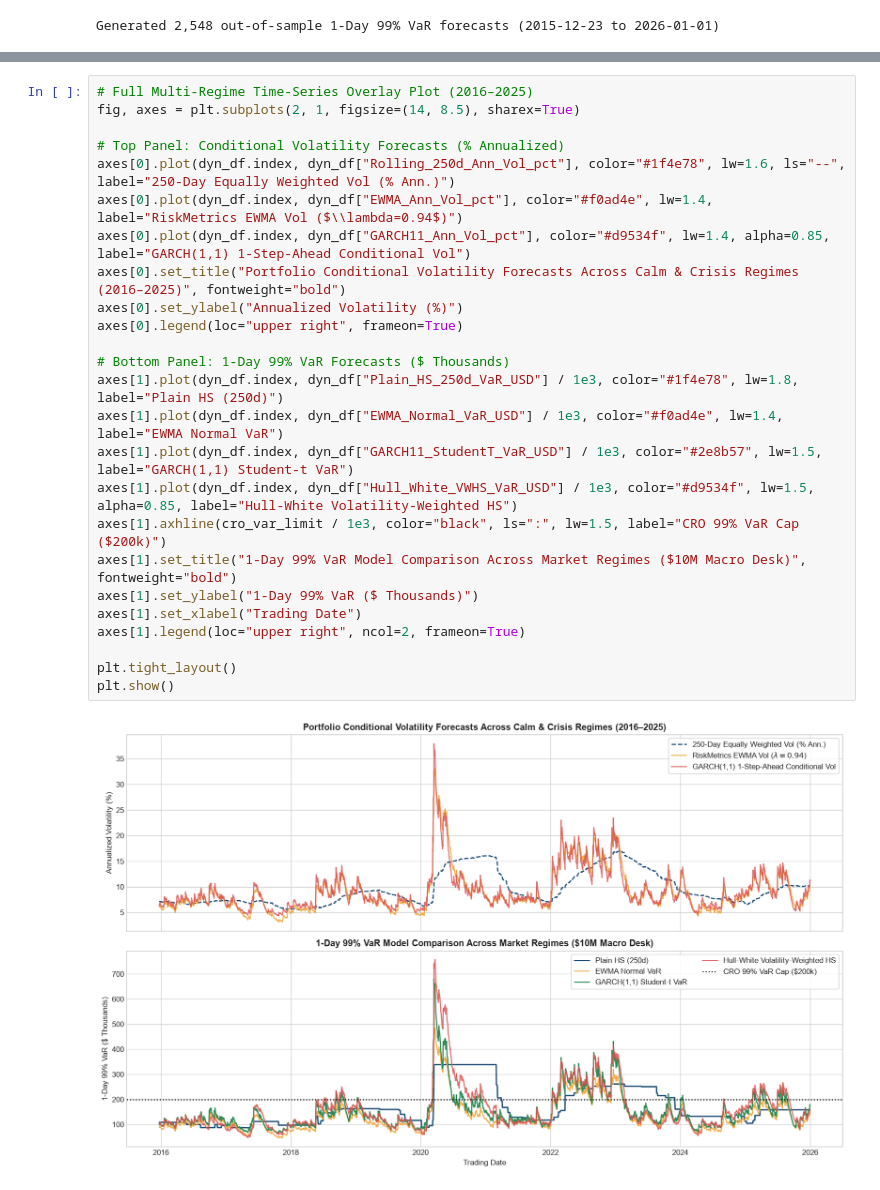
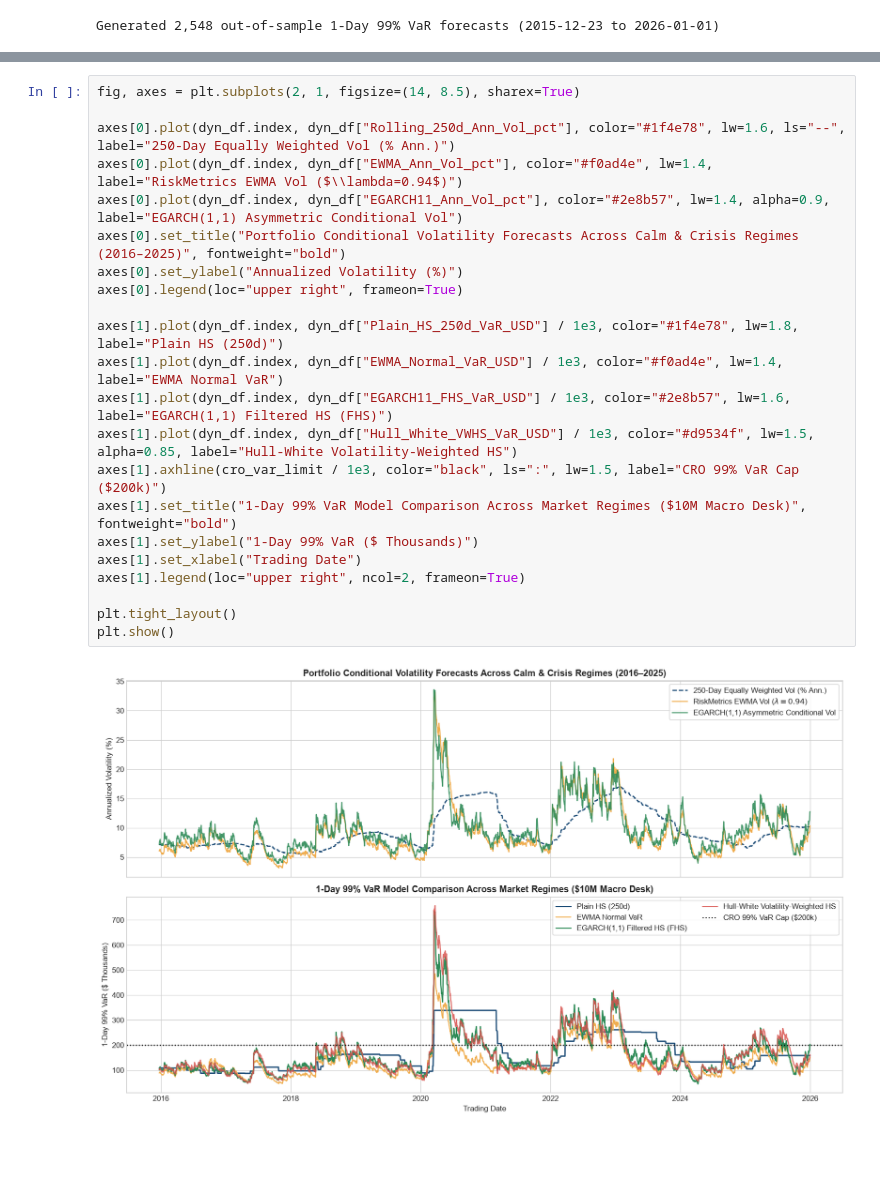
Before and after one commit to MukundAnkit/market_risk_modelling, a Jupyter notebook: notebooks/02_volatility_regimes_and_ewma_garch.ipynb, the cells around one changed output, grey strips where cells are left out. Saved outputs shown, nothing was run; the diff lists cells and outputs as text; blank space fills up the shorter version.

Commit message:
feat: accommodate 4-phase Multi-Asset VaR & ES Engine with EGARCH FHS, FX, 5Y Swap, Stressed VaR, master notebook, and 2-page interview note

```diff
--- a/notebooks/02_volatility_regimes_and_ewma_garch.ipynb
+++ b/notebooks/02_volatility_regimes_and_ewma_garch.ipynb
@@ -126,29 +117,26 @@ Peak Example (2020-03-23): Hull-White 99% VaR = $757,346 vs. Max 250d Window Los
 | 2022 Inflation & Rate-Hike Bear | 218443.0 | 182584.0 | 233526.0 | 225194.0 | ... |
 | Full Out-of-Sample (2016–2025) | 166733.0 | 137736.0 | 133957.0 | 133478.0 | ... |
 # %%
-# Full Multi-Regime Time-Series Overlay Plot (2016–2025)
 fig, axes = plt.subplots(2, 1, figsize=(14, 8.5), sharex=True)
 
-# Top Panel: Conditional Volatility Forecasts (% Annualized)
 axes[0].plot(dyn_df.index, dyn_df["Rolling_250d_Ann_Vol_pct"], color="#1f4e78", lw=1.6, ls="--", label="250-Day Equally Weighted Vol (% Ann.)")
 axes[0].plot(dyn_df.index, dyn_df["EWMA_Ann_Vol_pct"], color="#f0ad4e", lw=1.4, label="RiskMetrics EWMA Vol ($\\lambda=0.94$)")
-axes[0].plot(dyn_df.index, dyn_df["GARCH11_Ann_Vol_pct"], color="#d9534f", lw=1.4, alpha=0.85, label="GARCH(1,1) 1-Step-Ahead Conditional Vol")
+axes[0].plot(dyn_df.index, dyn_df["EGARCH11_Ann_Vol_pct"], color="#2e8b57", lw=1.4, alpha=0.9, label="EGARCH(1,1) Asymmetric Conditional Vol")
 axes[0].set_title("Portfolio Conditional Volatility Forecasts Across Calm & Crisis Regimes (2016–2025)", fontweight="bold")
 axes[0].set_ylabel("Annualized Volatility (%)")
 axes[0].legend(loc="upper right", frameon=True)
 
-# Bottom Panel: 1-Day 99% VaR Forecasts ($ Thousands)
 axes[1].plot(dyn_df.index, dyn_df["Plain_HS_250d_VaR_USD"] / 1e3, color="#1f4e78", lw=1.8, label="Plain HS (250d)")
 axes[1].plot(dyn_df.index, dyn_df["EWMA_Normal_VaR_USD"] / 1e3, color="#f0ad4e", lw=1.4, label="EWMA Normal VaR")
-axes[1].plot(dyn_df.index, dyn_df["GARCH11_StudentT_VaR_USD"] / 1e3, color="#2e8b57", lw=1.5, label="GARCH(1,1) Student-t VaR")
+axes[1].plot(dyn_df.index, dyn_df["EGARCH11_FHS_VaR_USD"] / 1e3, color="#2e8b57", lw=1.6, label="EGARCH(1,1) Filtered HS (FHS)")
 axes[1].plot(dyn_df.index, dyn_df["Hull_White_VWHS_VaR_USD"] / 1e3, color="#d9534f", lw=1.5, alpha=0.85, label="Hull-White Volatility-Weighted HS")
 axes[1].axhline(cro_var_limit / 1e3, color="black", ls=":", lw=1.5, label="CRO 99% VaR Cap ($200k)")
 axes[1].set_title("1-Day 99% VaR Model Comparison Across Market Regimes ($10M Macro Desk)", fontweight="bold")
 axes[1].set_ylabel("1-Day 99% VaR ($ Thousands)")
 axes[1].set_xlabel("Trading Date")
 axes[1].legend(loc="upper right", ncol=2, frameon=True)
 
 plt.tight_layout()
 plt.show()
 # %% [output]
-[figure, old version]
+[figure, new version]
```
Also changed, not shown: parts of 10 cells of this notebook, 18 other files.
